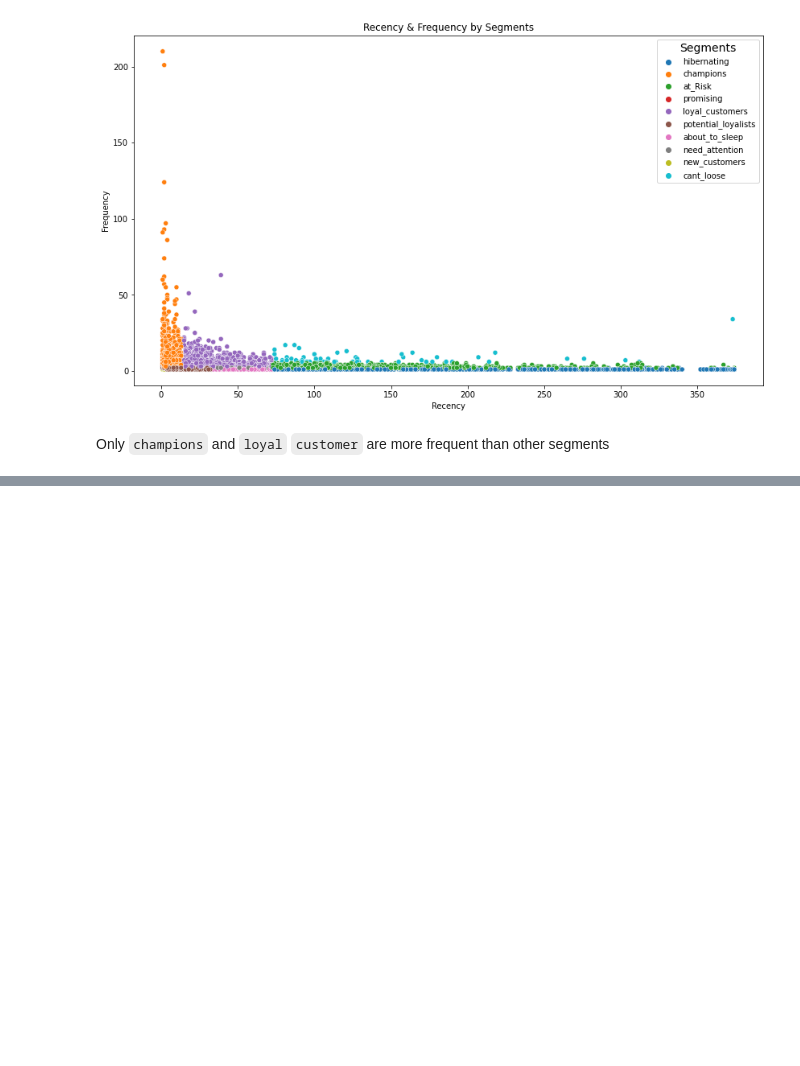
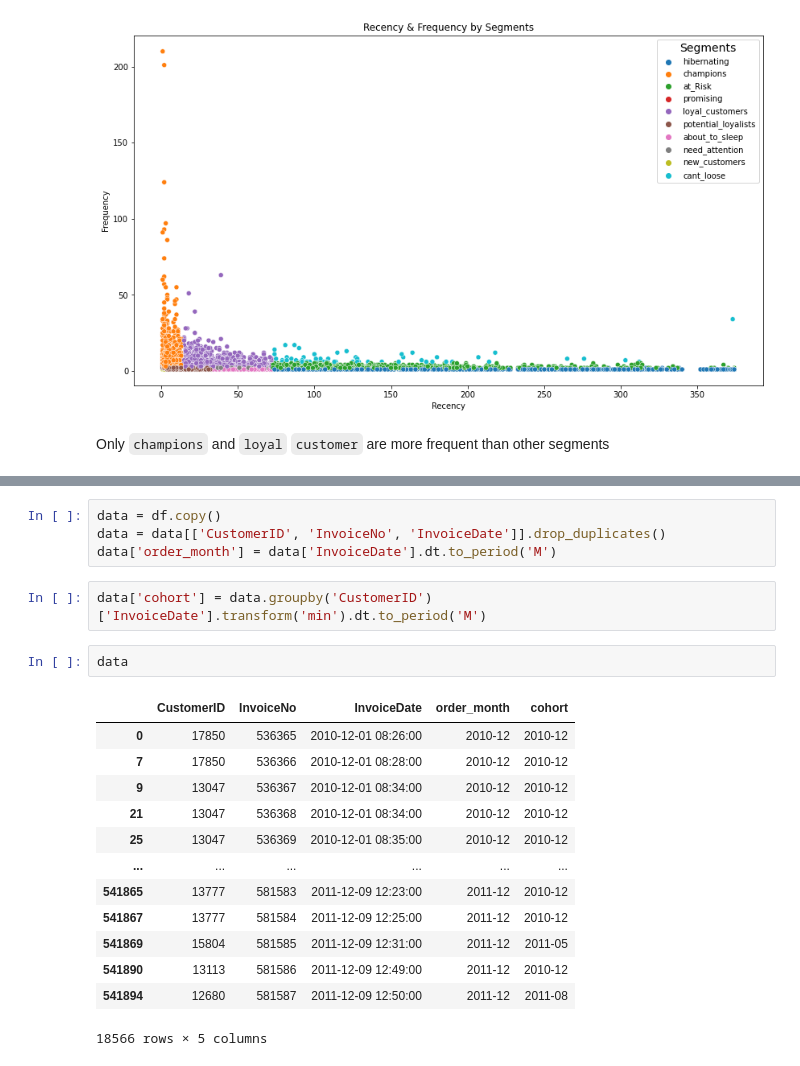
Before and after one commit to Ashar88/CRMAnalytics, a Jupyter notebook: CRM_Analytics.ipynb, the cells around one changed output, grey strips where cells are left out. Saved outputs shown, nothing was run; the diff lists cells and outputs as text; blank space fills up the shorter version.

Commit message:
Starting cohort Analysis

```diff
--- a/CRM_Analytics.ipynb
+++ b/CRM_Analytics.ipynb
@@ -371,0 +416,22 @@ Only `champions` and `loyal` `customer` are more frequent than other segments
+# %%
+data = df.copy()
+data = data[['CustomerID', 'InvoiceNo', 'InvoiceDate']].drop_duplicates()
+data['order_month'] = data['InvoiceDate'].dt.to_period('M')
+# %%
+data['cohort'] = data.groupby('CustomerID')['InvoiceDate'].transform('min').dt.to_period('M')
+# %%
+data
+# %% [output]
+|  | CustomerID | InvoiceNo | InvoiceDate | order_month | cohort |
+| 0 | 17850 | 536365 | 2010-12-01 08:26:00 | 2010-12 | 2010-12 |
+| 7 | 17850 | 536366 | 2010-12-01 08:28:00 | 2010-12 | 2010-12 |
+| 9 | 13047 | 536367 | 2010-12-01 08:34:00 | 2010-12 | 2010-12 |
+| 21 | 13047 | 536368 | 2010-12-01 08:34:00 | 2010-12 | 2010-12 |
+| 25 | 13047 | 536369 | 2010-12-01 08:35:00 | 2010-12 | 2010-12 |
+| ... | ... | ... | ... | ... | ... |
+| 541865 | 13777 | 581583 | 2011-12-09 12:23:00 | 2011-12 | 2010-12 |
+| 541867 | 13777 | 581584 | 2011-12-09 12:25:00 | 2011-12 | 2010-12 |
+| 541869 | 15804 | 581585 | 2011-12-09 12:31:00 | 2011-12 | 2011-05 |
+| 541890 | 13113 | 581586 | 2011-12-09 12:49:00 | 2011-12 | 2010-12 |
+| 541894 | 12680 | 581587 | 2011-12-09 12:50:00 | 2011-12 | 2011-08 |
+18566 rows × 5 columns
```
Also changed, not shown: parts of 5 cells of this notebook.
